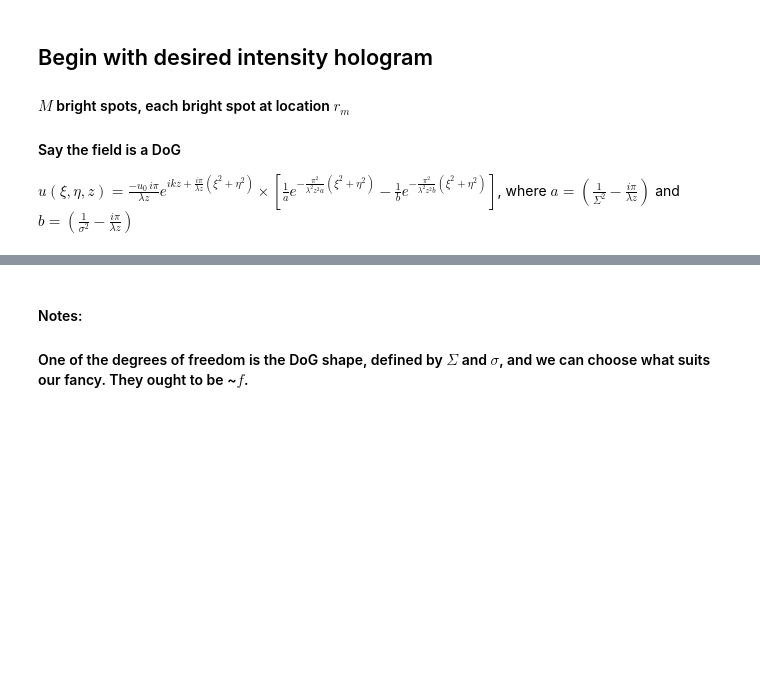
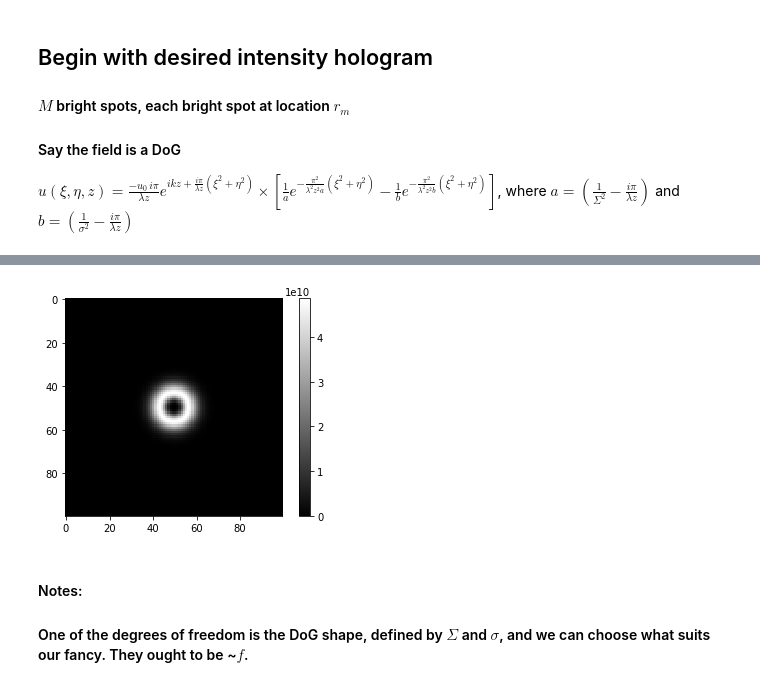
Before and after one commit to jabacousnac/Grier-Lab-Code, a Jupyter notebook: TrapOptimization.ipynb, the cells around one changed output, grey strips where cells are left out. Cells and saved outputs as stored; diff of their text form; code cells hidden in the pictures; blank space fills up the shorter version.

```diff
--- a/TrapOptimization.ipynb
+++ b/TrapOptimization.ipynb
@@ -69,3 +93,7 @@ def get_int_d_DoG():
+# %%
+get_int_d_DoG()
+# %% [output]
+[figure, added]
 # %% [markdown]
 #### Notes:
 #### One of the degrees of freedom is the DoG shape, defined by $\Sigma$ and $\sigma$, and we can choose what suits our fancy. They ought to be ~$f$.
```
Also changed, not shown: parts of 6 cells of this notebook.
